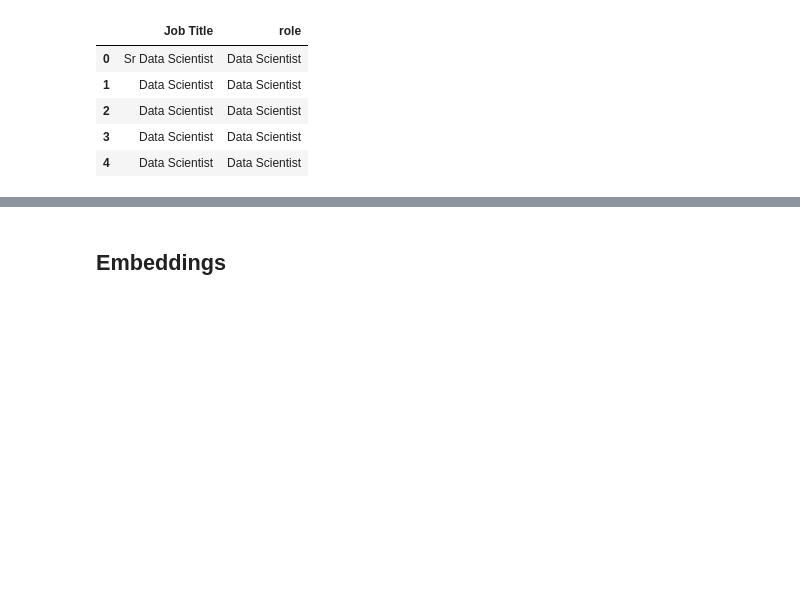
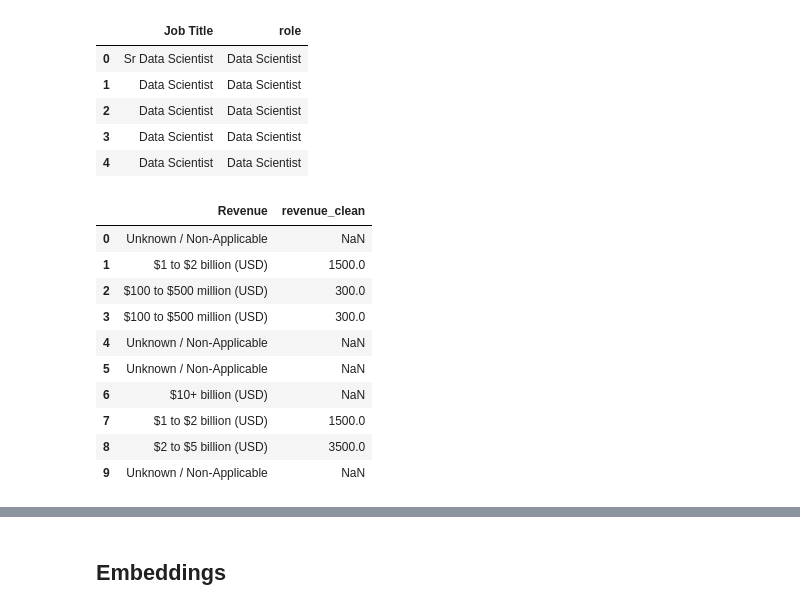
Before and after one commit to elhidarinouhayla/HR-Pulse, a Jupyter notebook: backend/ml/eda.ipynb, the cells around one changed output, grey strips where cells are left out. Saved outputs shown, nothing was run; the diff lists cells and outputs as text; code cells hidden in the pictures; blank space fills up the shorter version.

```diff
--- a/backend/ml/eda.ipynb
+++ b/backend/ml/eda.ipynb
@@ -239,3 +239,22 @@ df[['Job Title', 'role']].head()
 | 2 | Data Scientist | Data Scientist |
 | 3 | Data Scientist | Data Scientist |
 | 4 | Data Scientist | Data Scientist |
+# %%
+# remplacer les valeurs du Revenue par la mediane
+
+from preprocessing import clean_revenue
+
+df["revenue_clean"] = df["Revenue"].apply(clean_revenue)
+df[["Revenue", "revenue_clean"]].head(10)
+# %% [output]
+|  | Revenue | revenue_clean |
+| 0 | Unknown / Non-Applicable | NaN |
+| 1 | $1 to $2 billion (USD) | 1500.0 |
+| 2 | $100 to $500 million (USD) | 300.0 |
+| 3 | $100 to $500 million (USD) | 300.0 |
+| 4 | Unknown / Non-Applicable | NaN |
+| 5 | Unknown / Non-Applicable | NaN |
+| 6 | $10+ billion (USD) | NaN |
+| 7 | $1 to $2 billion (USD) | 1500.0 |
+| 8 | $2 to $5 billion (USD) | 3500.0 |
+| 9 | Unknown / Non-Applicable | NaN |
```
Also changed, not shown: parts of 3 cells of this notebook.
